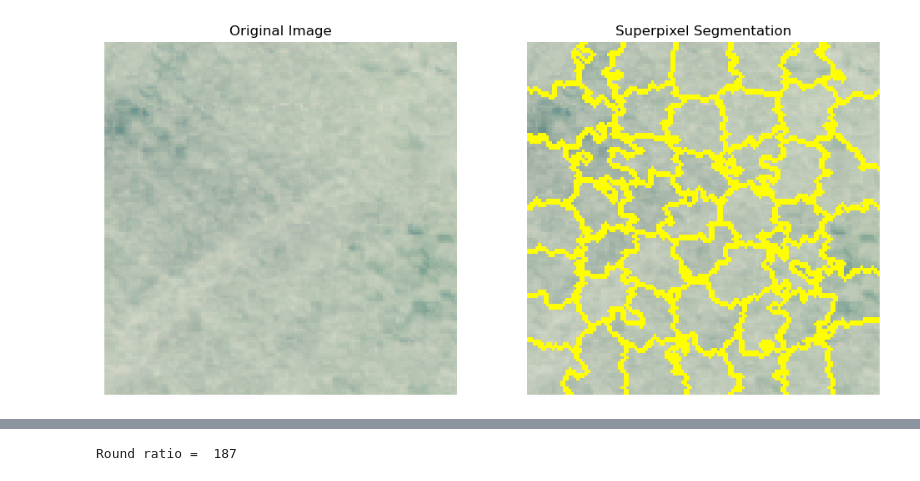
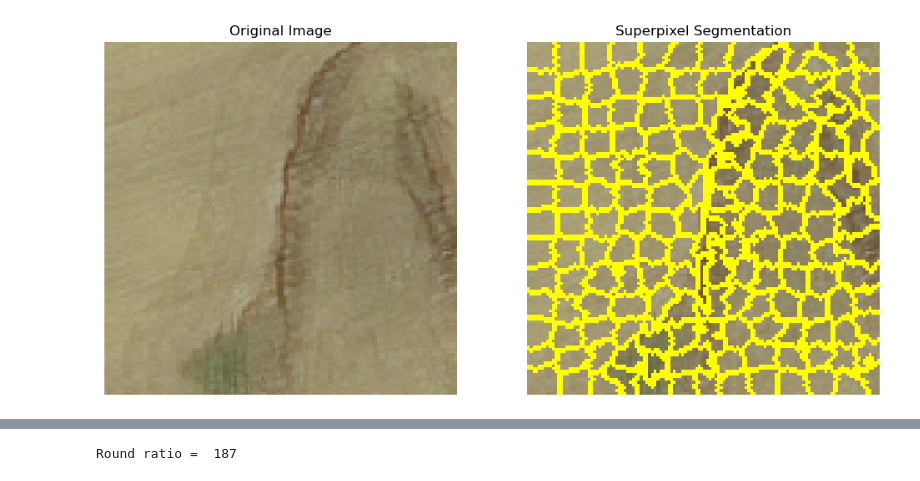
Before and after one commit to SMATousi/Gully_Detection, a Jupyter notebook: weak-supervision/LF_Smaples.ipynb, the cells around one changed output, grey strips where cells are left out. Saved outputs shown, nothing was run; the diff lists cells and outputs as text; code cells hidden in the pictures.

```diff
--- a/weak-supervision/LF_Smaples.ipynb
+++ b/weak-supervision/LF_Smaples.ipynb
@@ -214,36 +214,36 @@ def generate_superpixels(image, num_segments):
 
 def display_superpixels(original_image, segmented_image):
     """
     Display the original image and the image with superpixel segmentation side by side.
 
     Parameters:
     - original_image_path: Path to the original image.
     - segmented_image: The image with superpixel segmentation.
     """
 #     original_image = io.imread(original_image_path)
 
     # Plot original and segmented images
     fig, ax = plt.subplots(1, 2, figsize=(12, 6))
 
     ax[0].imshow(original_image)
     ax[0].set_title('Original Image')
     ax[0].axis('off')
 
     ax[1].imshow(segmented_image)
     ax[1].set_title('Superpixel Segmentation')
     ax[1].axis('off')
 
     plt.show()
 
-num_segments = 50  # Number of superpixels to generate
+num_segments = 150  # Number of superpixels to generate
 
-img = images[0].numpy().squeeze().transpose(1,2,0)
+img = images[1].numpy().squeeze().transpose(1,2,0)
 segmented_image, segments = generate_superpixels(img, num_segments)
 
 # Display the original and segmented images
 display_superpixels(img, segmented_image)
 # %% [output]
-[figure, old version]
+[figure, new version]
 # %%
 import numpy as np
 import matplotlib.pyplot as plt
```
Also changed, not shown: parts of 2 cells of this notebook, 8 other files.
